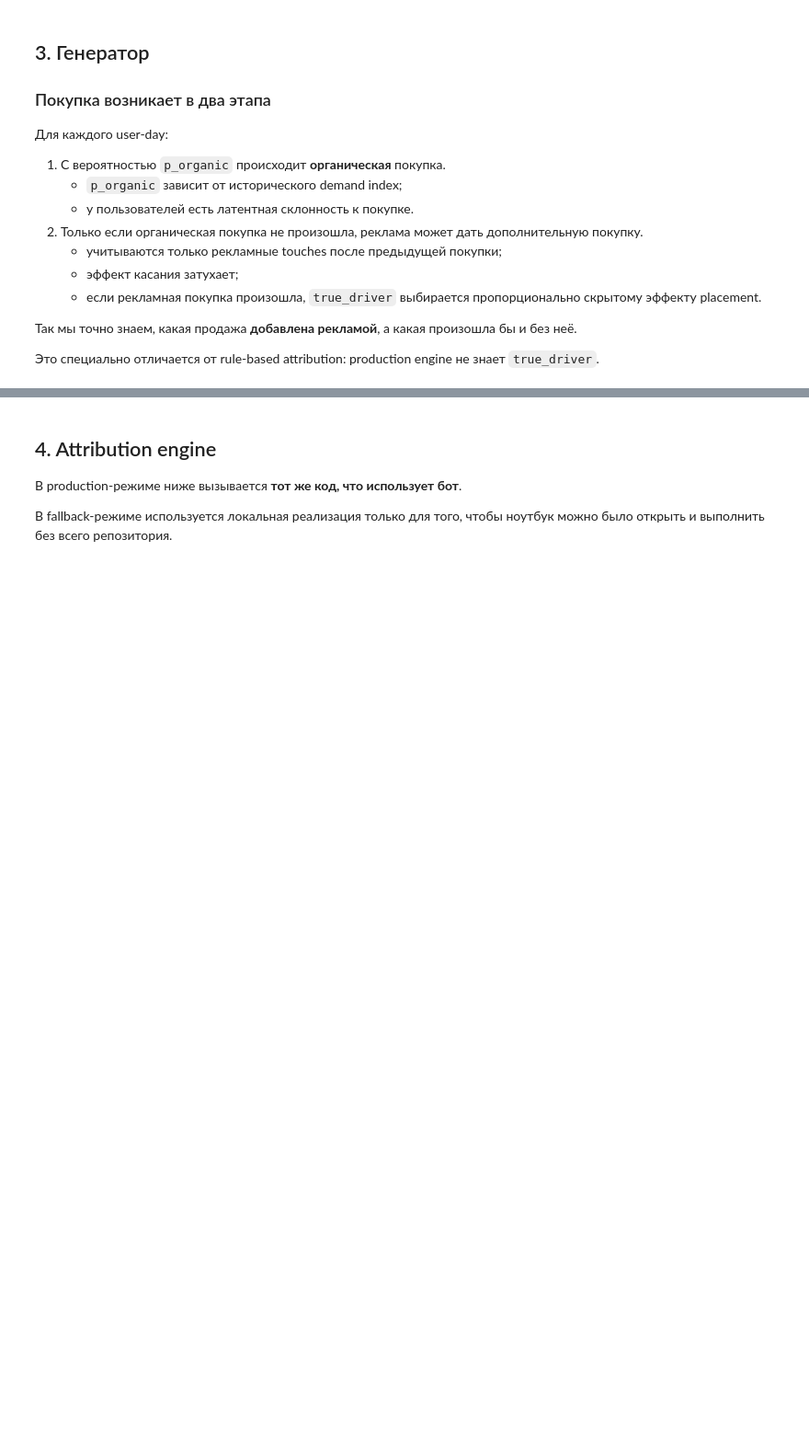
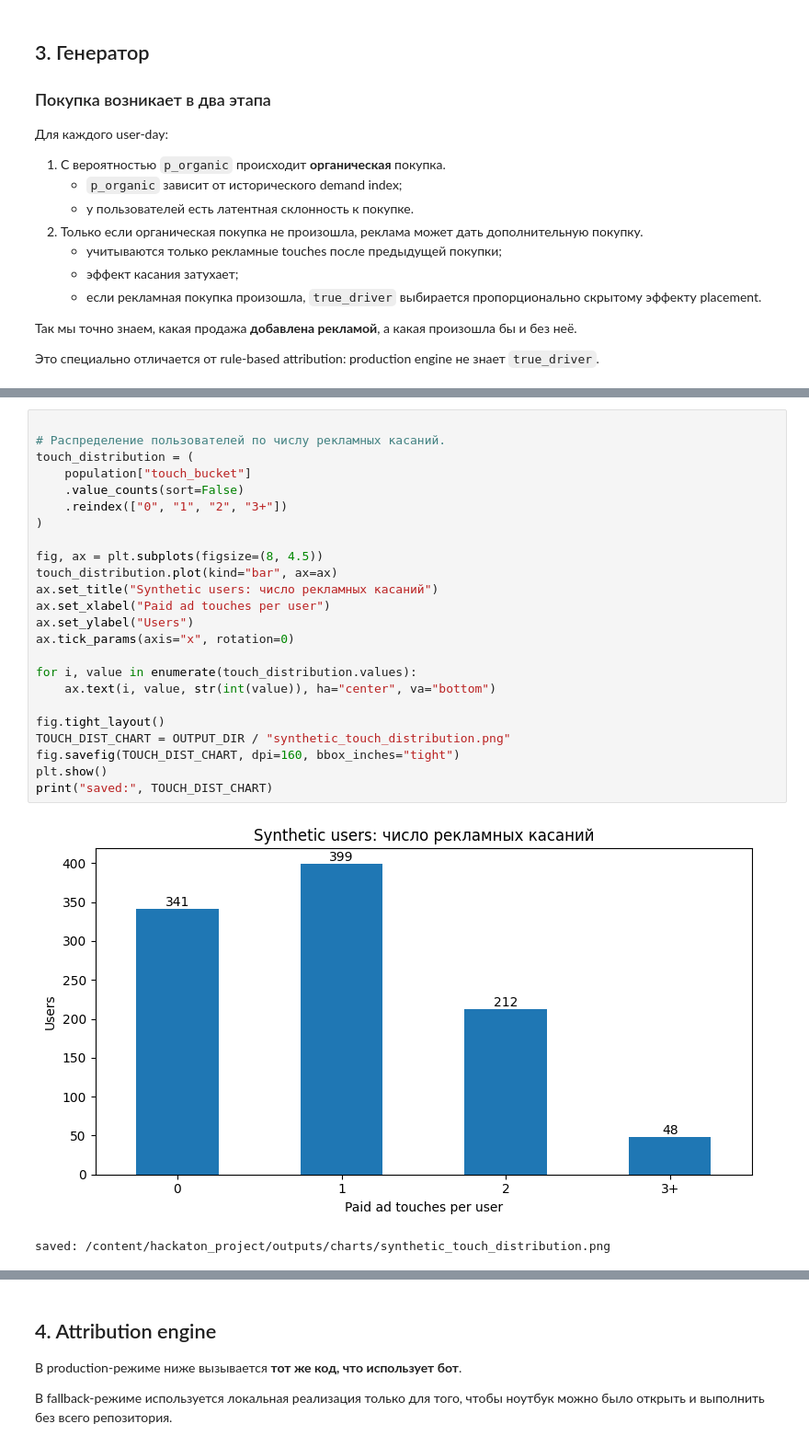
Before and after one commit to valentinesvev/hackaton_project, a Jupyter notebook: notebooks/synthetic_attribution_experiment_colab.ipynb, the cells around one changed output, grey strips where cells are left out. Shown at 92% size. Cells and saved outputs as stored; diff of their text form; blank space fills up the shorter version.

```diff
--- a/notebooks/synthetic_attribution_experiment_colab.ipynb
+++ b/notebooks/synthetic_attribution_experiment_colab.ipynb
@@ -620,0 +799,27 @@ display(truth_preview)
+# %%
+
+# Распределение пользователей по числу рекламных касаний.
+touch_distribution = (
+    population["touch_bucket"]
+    .value_counts(sort=False)
+    .reindex(["0", "1", "2", "3+"])
+)
+
+fig, ax = plt.subplots(figsize=(8, 4.5))
+touch_distribution.plot(kind="bar", ax=ax)
+ax.set_title("Synthetic users: число рекламных касаний")
+ax.set_xlabel("Paid ad touches per user")
+ax.set_ylabel("Users")
+ax.tick_params(axis="x", rotation=0)
+
+for i, value in enumerate(touch_distribution.values):
+    ax.text(i, value, str(int(value)), ha="center", va="bottom")
+
+fig.tight_layout()
+TOUCH_DIST_CHART = OUTPUT_DIR / "synthetic_touch_distribution.png"
+fig.savefig(TOUCH_DIST_CHART, dpi=160, bbox_inches="tight")
+plt.show()
+print("saved:", TOUCH_DIST_CHART)
+# %% [output]
+[figure, added]
+saved: /content/hackaton_project/outputs/charts/synthetic_touch_distribution.png
```
Also changed, not shown: parts of 19 cells of this notebook.
